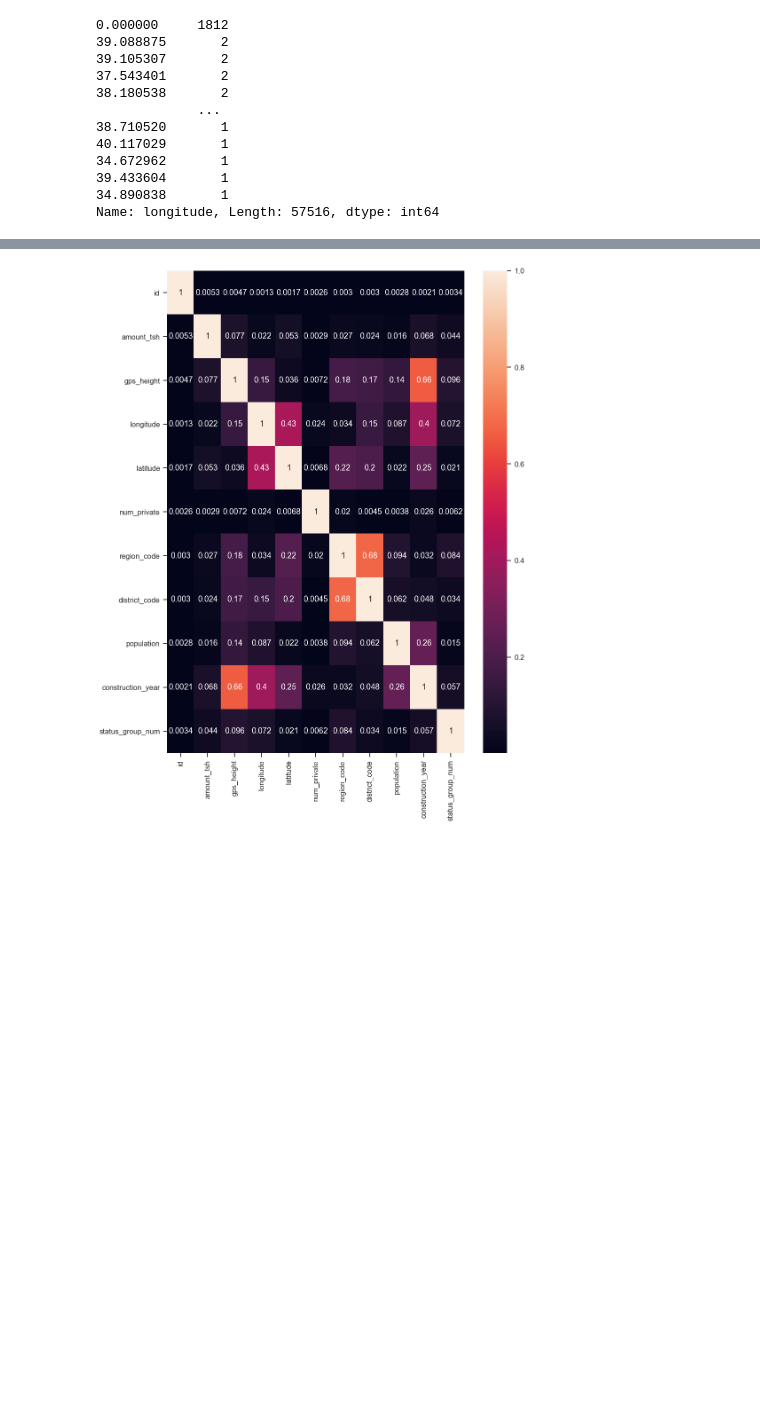
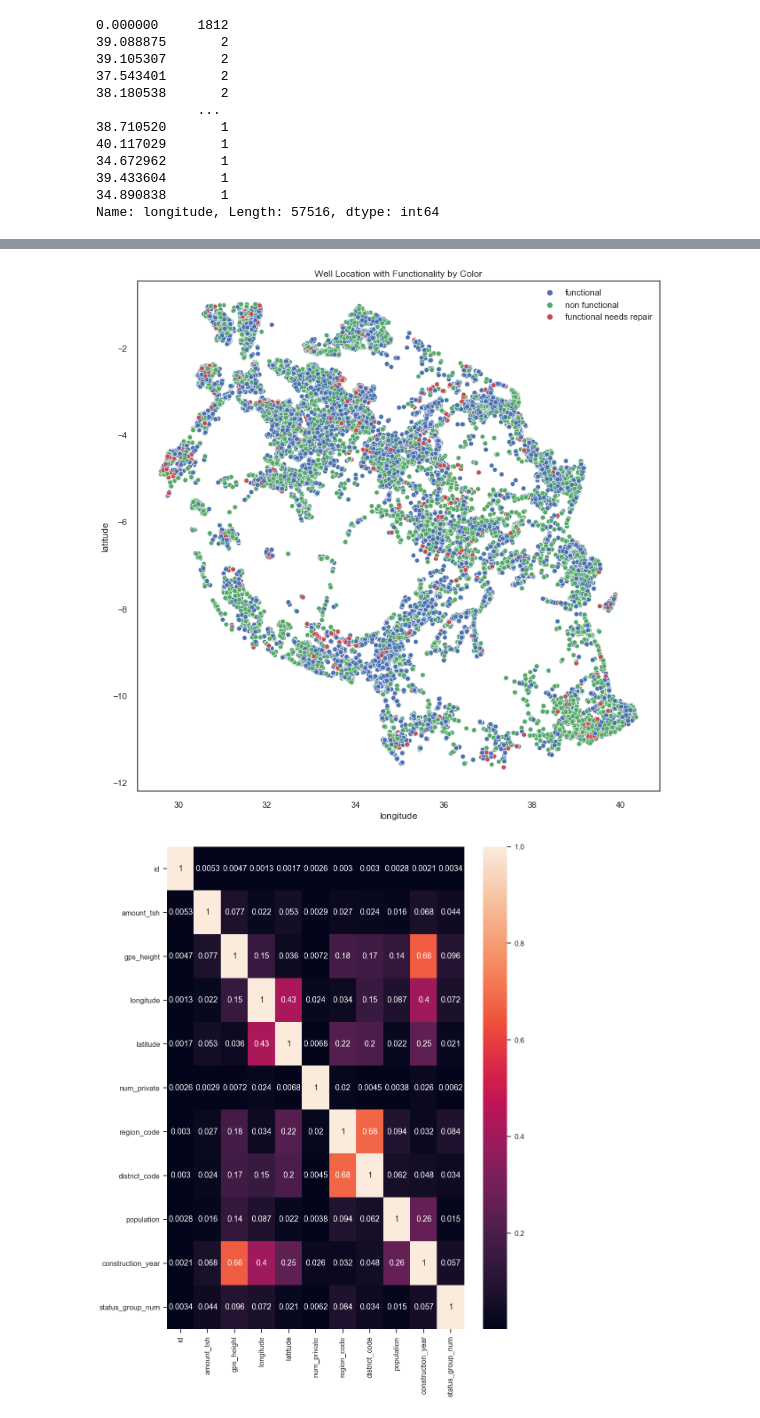
Before and after one commit to tvrjuana/tanzania-water-wells, a Jupyter notebook: eda_mackoy.ipynb, the cells around one changed output, grey strips where cells are left out. Saved outputs shown, nothing was run; the diff lists cells and outputs as text; code cells hidden in the pictures; blank space fills up the shorter version.

```diff
--- a/eda_mackoy.ipynb
+++ b/eda_mackoy.ipynb
@@ -655,3 +713,11 @@ Name: longitude, Length: 57516, dtype: int64
+# %%
+fig, ax = plt.subplots(figsize=(12,12))
+sns.scatterplot(x='longitude', y='latitude', hue='status_group', data=df2, ax=ax)
+sns.set_theme(style='white', palette=None)
+plt.title('Well Location with Functionality by Color')
+plt.legend(fancybox=True);
+# %% [output]
+[figure, added]
 # %%
 # Heatmap
 plt.figure(figsize=(15,20))
```
Also changed, not shown: parts of 15 cells of this notebook, 2 other files.
